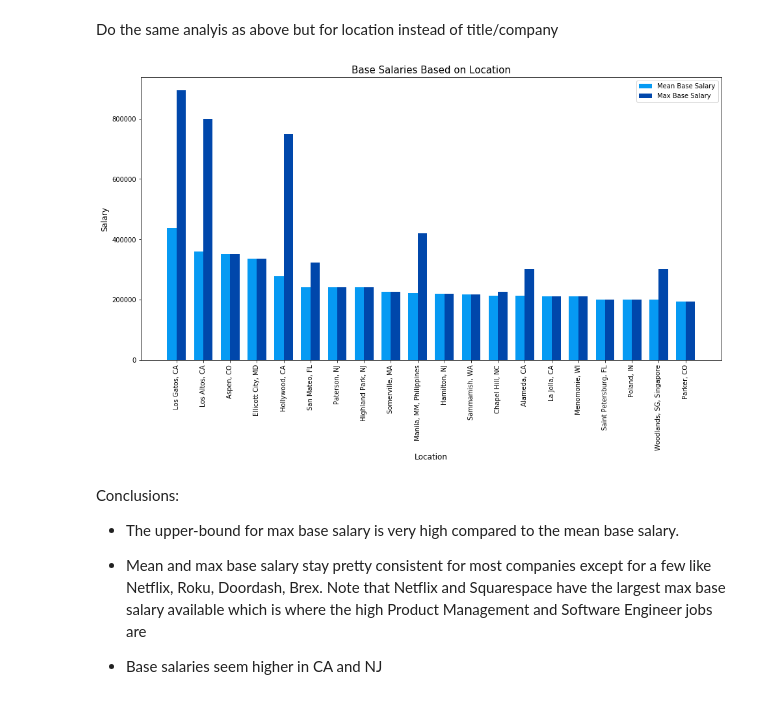
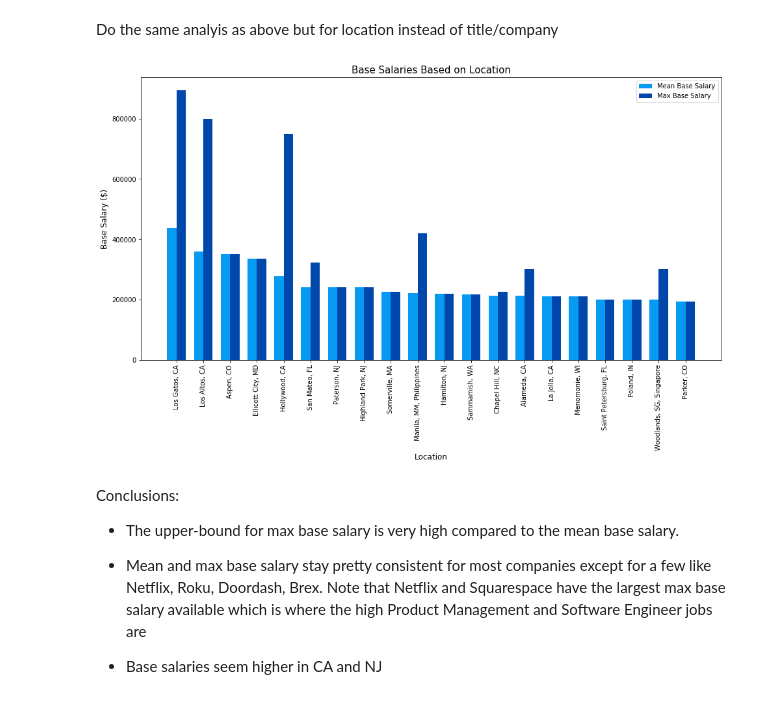
Before and after one commit to daverizon/tech_job_salaries, a Jupyter notebook: tech_job_salaries.ipynb, the cells around one changed output. Drawn from its saved outputs; the diff is of its cells as text; code cells hidden in the pictures.

```diff
--- a/tech_job_salaries.ipynb
+++ b/tech_job_salaries.ipynb
@@ -335,28 +365,28 @@ salarydf_location = meanBaseSalaries_location.join(maxBaseSalaries_location, on=
 # %%
 N = salarydf_location.shape[0]
 
 ind = np.arange(N)  # the x locations for the groups
 width = 0.35       # the width of the bars
 
 fig = plt.figure(figsize=(16,8))
 ax = fig.add_subplot(111)
 rects1 = ax.bar(ind, list(salarydf_location['meanBaseSalary']), width, color='#069AF3')
 rects2 = ax.bar(ind+width, list(salarydf_location['maxBaseSalary']), width, color='#0047AB')
 
 # add some
 ax.set_xticks(ind + width / 2)
 ax.set_xticklabels( list(salarydf_location.index) )
 
 ax.legend( (rects1[0], rects2[0]), ('Mean Base Salary', 'Max Base Salary') )
 plt.xticks(rotation=90)
 plt.xlabel('Location', fontsize=12)
-plt.ylabel('Salary', fontsize=12)
+plt.ylabel('Base Salary ($)', fontsize=12)
 plt.title('Base Salaries Based on Location', fontsize=15)
 
 
 plt.show()
 # %% [output]
-[figure, old version]
+[figure, new version]
 # %% [markdown]
 Conclusions:
 
```
Also changed, not shown: parts of 52 cells of this notebook.
